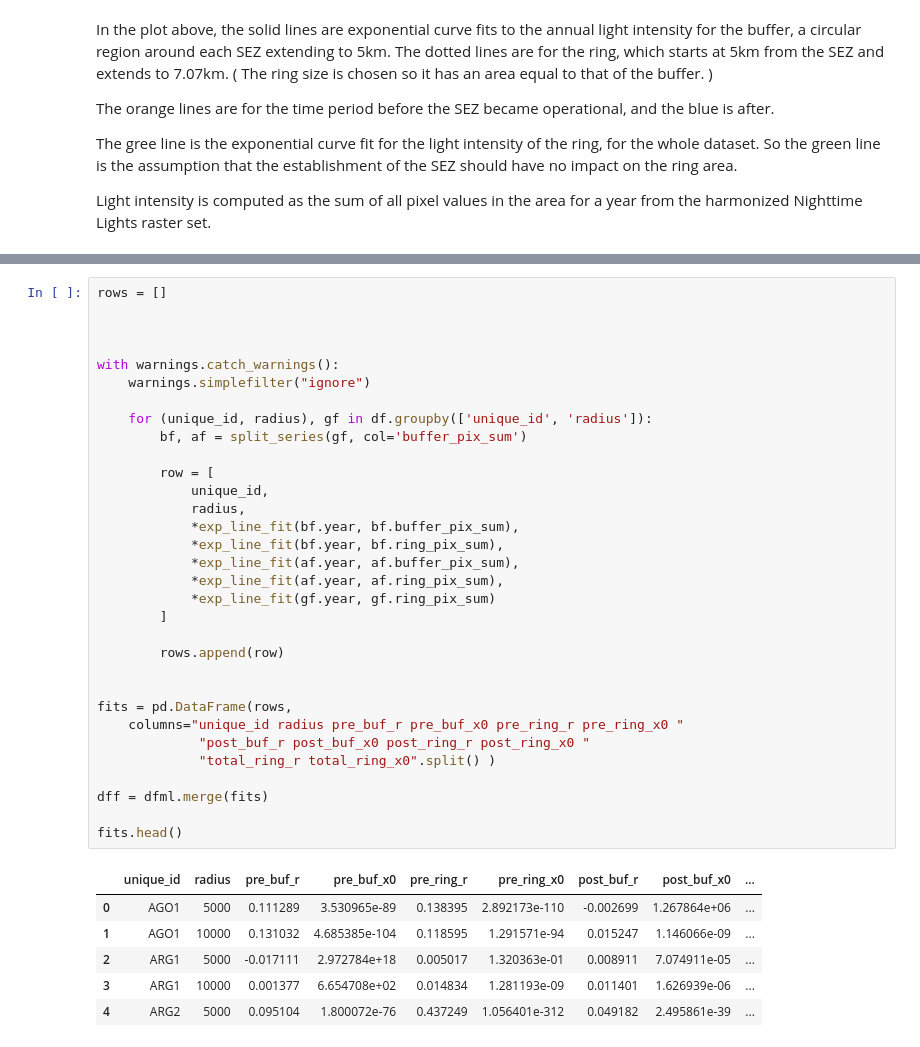
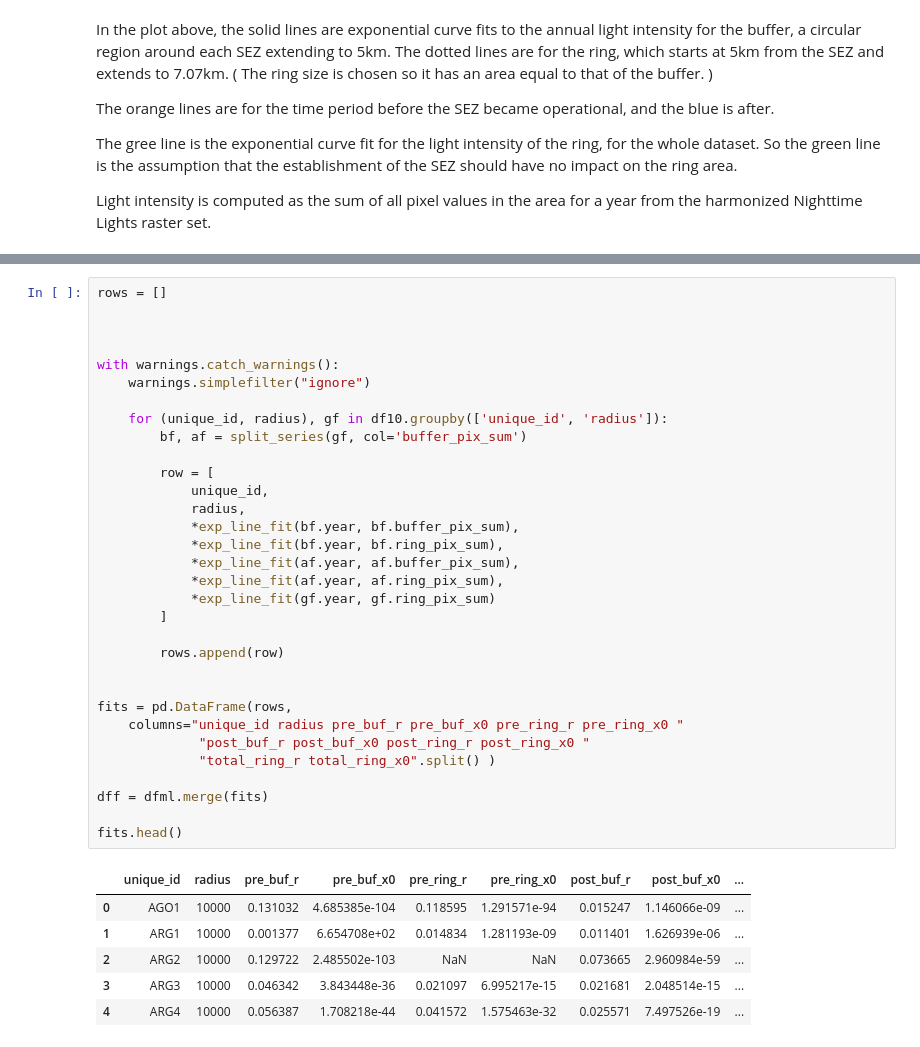
Before and after one commit to sandiegodata-projects/chartercitiesinstitute.org-sez, a Jupyter notebook: notebooks/ericbusboom/05 Mean Lights File.ipynb, the cells around one changed output, grey strips where cells are left out. Drawn from its saved outputs; the diff is of its cells as text.

```diff
--- a/notebooks/ericbusboom/05 Mean Lights File.ipynb
+++ b/notebooks/ericbusboom/05 Mean Lights File.ipynb
@@ -175,39 +207,39 @@ rows = []
 
 
 with warnings.catch_warnings():
     warnings.simplefilter("ignore")
 
-    for (unique_id, radius), gf in df.groupby(['unique_id', 'radius']):
+    for (unique_id, radius), gf in df10.groupby(['unique_id', 'radius']):
         bf, af = split_series(gf, col='buffer_pix_sum')
 
         row = [
             unique_id,
             radius,
             *exp_line_fit(bf.year, bf.buffer_pix_sum),
             *exp_line_fit(bf.year, bf.ring_pix_sum),
             *exp_line_fit(af.year, af.buffer_pix_sum),
             *exp_line_fit(af.year, af.ring_pix_sum),
             *exp_line_fit(gf.year, gf.ring_pix_sum)
         ]
 
         rows.append(row)
 
 
 fits = pd.DataFrame(rows,
     columns="unique_id radius pre_buf_r pre_buf_x0 pre_ring_r pre_ring_x0 "
              "post_buf_r post_buf_x0 post_ring_r post_ring_x0 "
              "total_ring_r total_ring_x0".split() )
 
 dff = dfml.merge(fits)
 
 fits.head()
 # %% [output]
 |  | unique_id | radius | pre_buf_r | pre_buf_x0 | pre_ring_r | pre_ring_x0 | post_buf_r | post_buf_x0 | ... |
-| 0 | AGO1 | 5000 | 0.111289 | 3.530965e-89 | 0.138395 | 2.892173e-110 | -0.002699 | 1.267864e+06 | ... |
-| 1 | AGO1 | 10000 | 0.131032 | 4.685385e-104 | 0.118595 | 1.291571e-94 | 0.015247 | 1.146066e-09 | ... |
-| 2 | ARG1 | 5000 | -0.017111 | 2.972784e+18 | 0.005017 | 1.320363e-01 | 0.008911 | 7.074911e-05 | ... |
-| 3 | ARG1 | 10000 | 0.001377 | 6.654708e+02 | 0.014834 | 1.281193e-09 | 0.011401 | 1.626939e-06 | ... |
-| 4 | ARG2 | 5000 | 0.095104 | 1.800072e-76 | 0.437249 | 1.056401e-312 | 0.049182 | 2.495861e-39 | ... |
+| 0 | AGO1 | 10000 | 0.131032 | 4.685385e-104 | 0.118595 | 1.291571e-94 | 0.015247 | 1.146066e-09 | ... |
+| 1 | ARG1 | 10000 | 0.001377 | 6.654708e+02 | 0.014834 | 1.281193e-09 | 0.011401 | 1.626939e-06 | ... |
+| 2 | ARG2 | 10000 | 0.129722 | 2.485502e-103 | NaN | NaN | 0.073665 | 2.960984e-59 | ... |
+| 3 | ARG3 | 10000 | 0.046342 | 3.843448e-36 | 0.021097 | 6.995217e-15 | 0.021681 | 2.048514e-15 | ... |
+| 4 | ARG4 | 10000 | 0.056387 | 1.708218e-44 | 0.041572 | 1.575463e-32 | 0.025571 | 7.497526e-19 | ... |
 # %%
 def minimal_corr(df, min_periods=5):
     '''Produce a set of correlations of columns in a dataset tha excludes duplicates
```
Also changed, not shown: parts of 12 cells of this notebook, 1 other file.
